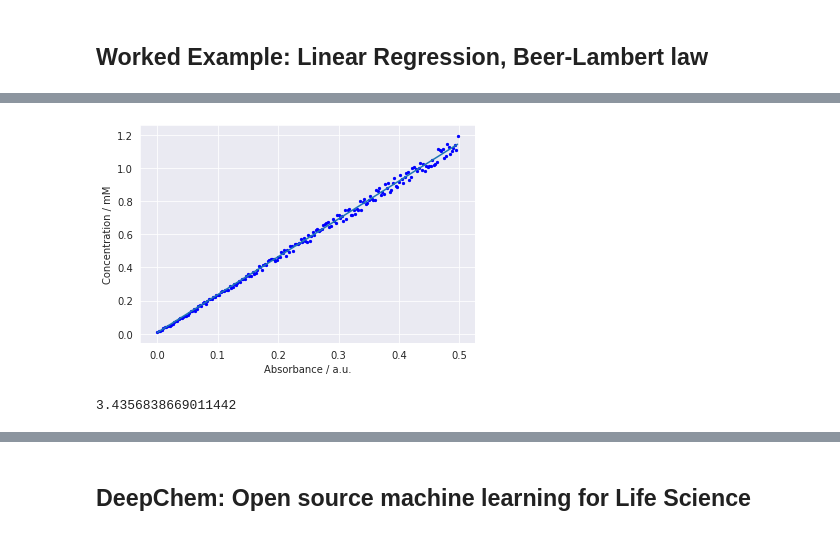
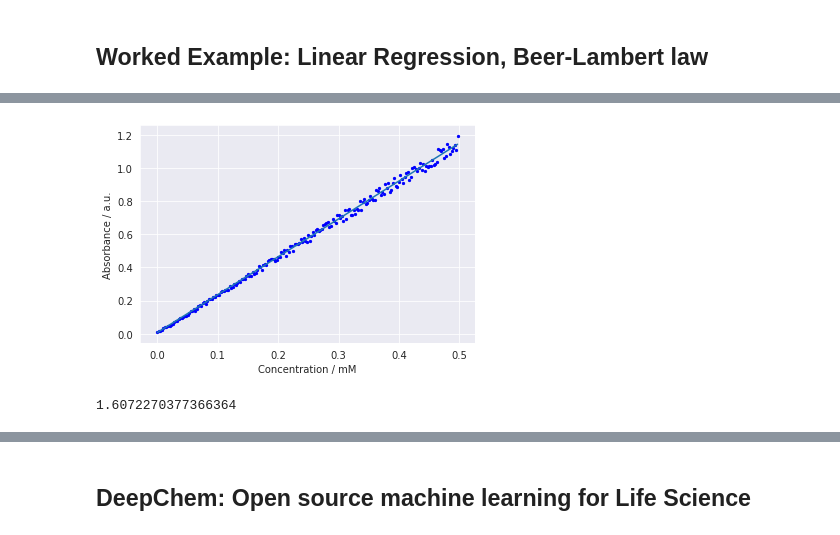
Before and after one commit to adambaskerville/ProgrammingForChemists, a Jupyter notebook: Session7_MachineLearning.ipynb, the cells around one changed output, grey strips where cells are left out. Saved outputs shown, nothing was run; the diff lists cells and outputs as text; code cells hidden in the pictures.

```diff
--- a/Session7_MachineLearning.ipynb
+++ b/Session7_MachineLearning.ipynb
@@ -154,35 +347,39 @@ sns.set_style("darkgrid")
 
 # create the figure (fig) and axes (ax) objects
 fig, ax = plt.subplots()
 
 # define the column names in the data file
 colnames=['concentration', 'absorbance']
 
 # read the data file into a Pandas DataFrame and assign the column names
 uv_dat = pd.read_csv("data/UV_vis_data.csv", names=colnames)
 
 # use numpy to fit a line of best fit using 'polyfit'
 m, c = np.polyfit(uv_dat['concentration'], uv_dat['absorbance'], 1)
 
 # create a numpy array of x-values in order to plot the line of best fit
 x = np.arange(uv_dat['concentration'].min(),uv_dat['concentration'].max(),  0.001)
 
 # define how the y-values are calculated using the equation of a straight line
 y = m*x + c
 
 # define the axes labels
-ax.set_xlabel('Absorbance / a.u.')
-ax.set_ylabel('Concentration / mM')
+ax.set_xlabel('Concentration / mM')
+ax.set_ylabel('Absorbance / a.u.')
 
 # plot a scatter plot
 plt.scatter(uv_dat['concentration'], uv_dat['absorbance'], s=5, color='blue');
 
 # plot the x and y-values of the line of best fit
 plt.plot(x,y)
 
 plt.show()
 
-print(m*1.5 + c)
+# declare a value of x, the absorbance, for the line of best fit to use and produce a corresponding value of the concentration
+conc = 0.7
+
+# print the predicted value of concentration given an absorbance of 0.7 a.u.
+print(m*conc + c)
 # %% [output]
-[figure, old version]
+[figure, new version]
-3.4356838669011442
+1.6072270377366364
```
Also changed, not shown: parts of 43 cells of this notebook.
